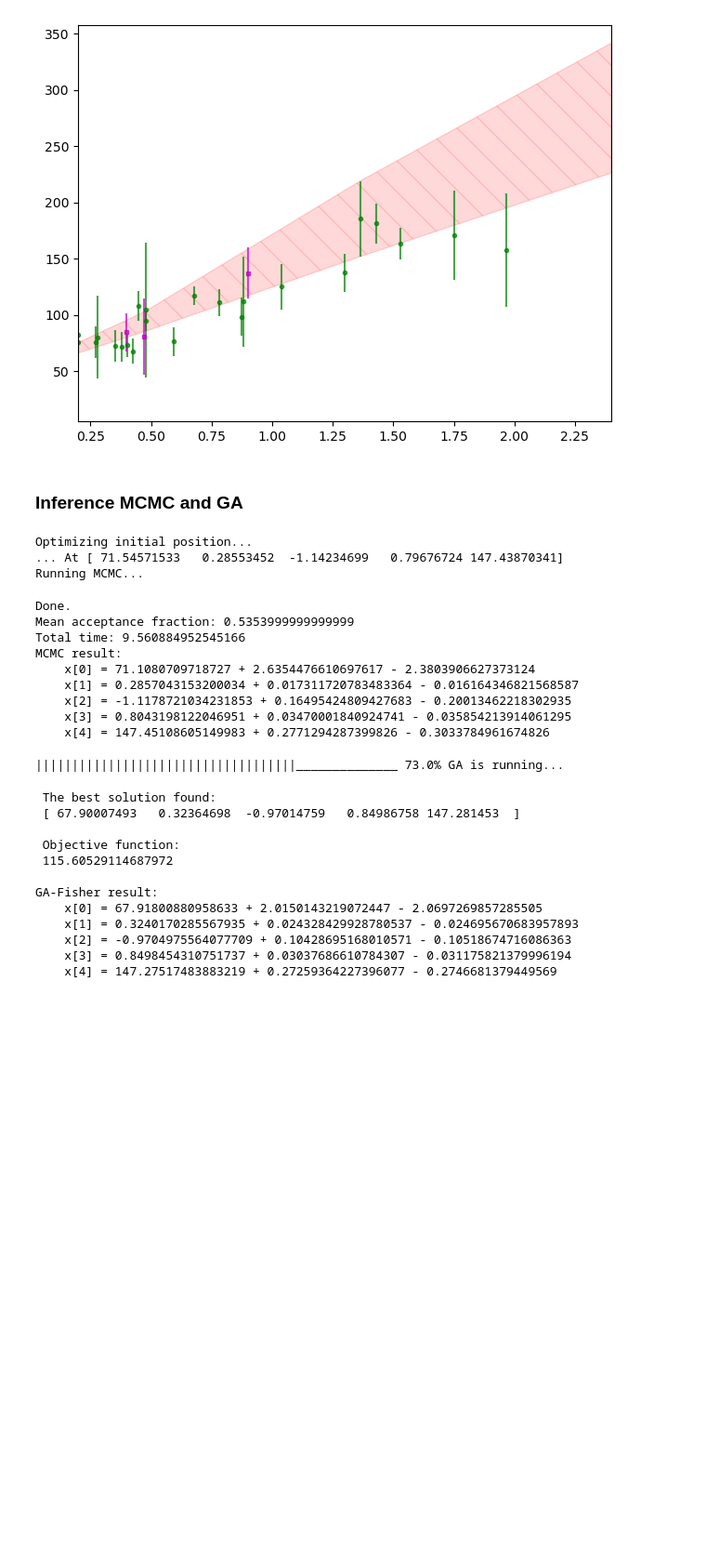
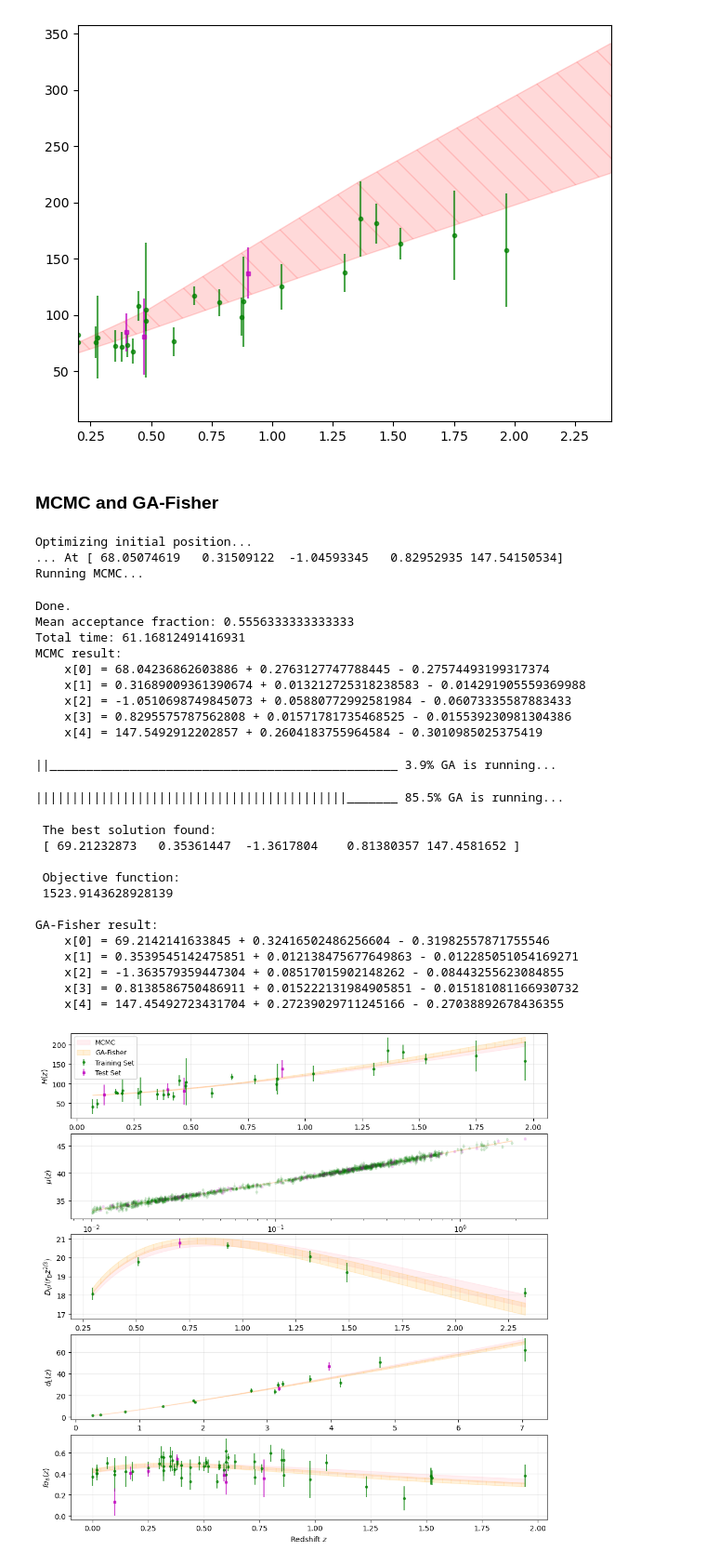
Before and after one commit to reggiebernardo/cosmo_learn, a Jupyter notebook: cosmo_tutorial.ipynb, the cells around one changed output. Shown at 93% size. Saved outputs shown, nothing was run; the diff lists cells and outputs as text; code cells hidden in the pictures; blank space fills up the shorter version.

```diff
--- a/cosmo_tutorial.ipynb
+++ b/cosmo_tutorial.ipynb
@@ -258,7 +225,7 @@ plt.show()
 32/32 [==============================] - 0s 2ms/step
 [figure]
 # %% [markdown]
-### Inference MCMC and GA
+### MCMC and GA-Fisher
 # %%
 # s8=0.834+/-0.016 (Planck); s8=0.745+/-0.039 (KiDS-450); see https://arxiv.org/abs/2008.11285
 # H0, Om0, w0, s8 = 70, 0.3, -1, 0.8
@@ -281,45 +244,57 @@ rd_fid_prior={'mu': 147.46, 'sigma': 0.28}
 llprob=lambda x: my_cosmo_learn.llprob_wcdm(x, prior_dict=prior_dict, rd_fid_prior=rd_fid_prior)
 
 p0=[70, 0.3, -1, 0.8, 147]
-nwalkers=15; dres=[0.05, 0.005, 0.01, 0.01, 0.005]; nburn=100; nmcmc=1000
+nwalkers=15; dres=[0.05, 0.005, 0.01, 0.01, 0.005]; nburn=100; nmcmc=2000
 mcmc_samples=my_cosmo_learn.get_mcmc_samples(nwalkers, dres, llprob, p0, nburn=nburn, nmcmc=nmcmc)
 # %% [output]
 Optimizing initial position...
-... At [ 71.54571533   0.28553452  -1.14234699   0.79676724 147.43870341]
+... At [ 68.05074619   0.31509122  -1.04593345   0.82952935 147.54150534]
 Running MCMC...
 Done.
-Mean acceptance fraction: 0.5353999999999999
-Total time: 9.560884952545166
+Mean acceptance fraction: 0.5556333333333333
+Total time: 61.16812491416931
 MCMC result:
-    x[0] = 71.1080709718727 + 2.6354476610697617 - 2.3803906627373124
-    x[1] = 0.2857043153200034 + 0.017311720783483364 - 0.016164346821568587
-    x[2] = -1.1178721034231853 + 0.16495424809427683 - 0.20013462218302935
-    x[3] = 0.8043198122046951 + 0.03470001840924741 - 0.035854213914061295
-    x[4] = 147.45108605149983 + 0.2771294287399826 - 0.3033784961674826
+    x[0] = 68.04236862603886 + 0.2763127747788445 - 0.27574493199317374
+    x[1] = 0.31689009361390674 + 0.013212725318238583 - 0.014291905559369988
+    x[2] = -1.0510698749845073 + 0.05880772992581984 - 0.06073335587883433
+    x[3] = 0.8295575787562808 + 0.01571781735468525 - 0.015539230981304386
+    x[4] = 147.5492912202857 + 0.2604183755964584 - 0.3010985025375419
 # %%
 fitness_func=lambda x: -2*llprob(x)
 prior_ga=[[prior_dict['H0_min'], prior_dict['H0_max']], [prior_dict['Om0_min'], prior_dict['Om0_max']], \
           [prior_dict['w0_min'], prior_dict['w0_max']], [prior_dict['s8_min'], prior_dict['s8_max']], \
           [rd_fid_prior['mu']-20*rd_fid_prior['sigma'], rd_fid_prior['mu']+20*rd_fid_prior['sigma']]]
 
-my_cosmo_learn.ga_params['max_num_iteration']=300
-my_cosmo_learn.ga_params['population_size']=50
+my_cosmo_learn.ga_params['max_num_iteration']=1000
+my_cosmo_learn.ga_params['population_size']=100
 gaFisher_samples=my_cosmo_learn.get_gaFisher_samples(fitness_func, prior_ga, \
                                                      llprob=llprob, nsamples=(nmcmc-nburn)*nwalkers)
 # %% [output]
-||||||||||||||||||||||||||||||||||||______________ 73.0% GA is running...
+||________________________________________________ 3.9% GA is running...
- The best solution found:
- [ 67.90007493   0.32364698  -0.97014759   0.84986758 147.281453  ]
-
- Objective function:
- 115.60529114687972
-
-GA-Fisher result:
-    x[0] = 67.91800880958633 + 2.0150143219072447 - 2.0697269857285505
-    x[1] = 0.3240170285567935 + 0.024328429928780537 - 0.024695670683957893
-    x[2] = -0.9704975564077709 + 0.10428695168010571 - 0.10518674716086363
-    x[3] = 0.8498454310751737 + 0.03037686610784307 - 0.031175821379996194
-    x[4] = 147.27517483883219 + 0.27259364227396077 - 0.2746681379449569
+|||||||||||||||||||||||||||||||||||||||||||_______ 85.5% GA is running...
+ The best solution found:
+ [ 69.21232873   0.35361447  -1.3617804    0.81380357 147.4581652 ]
+
+ Objective function:
+ 1523.9143628928139
+
+GA-Fisher result:
+    x[0] = 69.2142141633845 + 0.32416502486256604 - 0.31982557871755546
+    x[1] = 0.3539545142475851 + 0.012138475677649863 - 0.012285051054169271
+    x[2] = -1.363579359447304 + 0.08517015902148262 - 0.08443255623084855
+    x[3] = 0.8138586750486911 + 0.015222131984905851 - 0.015181081166930732
+    x[4] = 147.45492723431704 + 0.27239029711245166 - 0.27038892678436355
+# %%
+fig, ax=my_cosmo_learn.show_mocks(show_input=False)
+my_cosmo_learn.show_bestfit_curve(ax=ax, method='MCMC', label='MCMC', color='pink')
+my_cosmo_learn.show_bestfit_curve(ax=ax, method='GAFisher', color='orange', alpha=0.15, hatch='|', label='GA-Fisher')
+
+[ax[i].grid(True, alpha=0.25) for i in range(len(my_cosmo_learn.mock_data.keys()))]
+ax[0].legend(loc='upper left', prop={'size': 9})
+fig.tight_layout(); fig.subplots_adjust(hspace=0.18)
+plt.show()
+# %% [output]
+[figure, added]
 # %%
 corner_plot = my_cosmo_learn.show_param_posterior(method='MCMC')
 my_cosmo_learn.show_param_posterior(method='GAFisher', fig=corner_plot, color='blue', show_truth=True)
```
Also changed, not shown: parts of 11 cells of this notebook, 1 other file.
